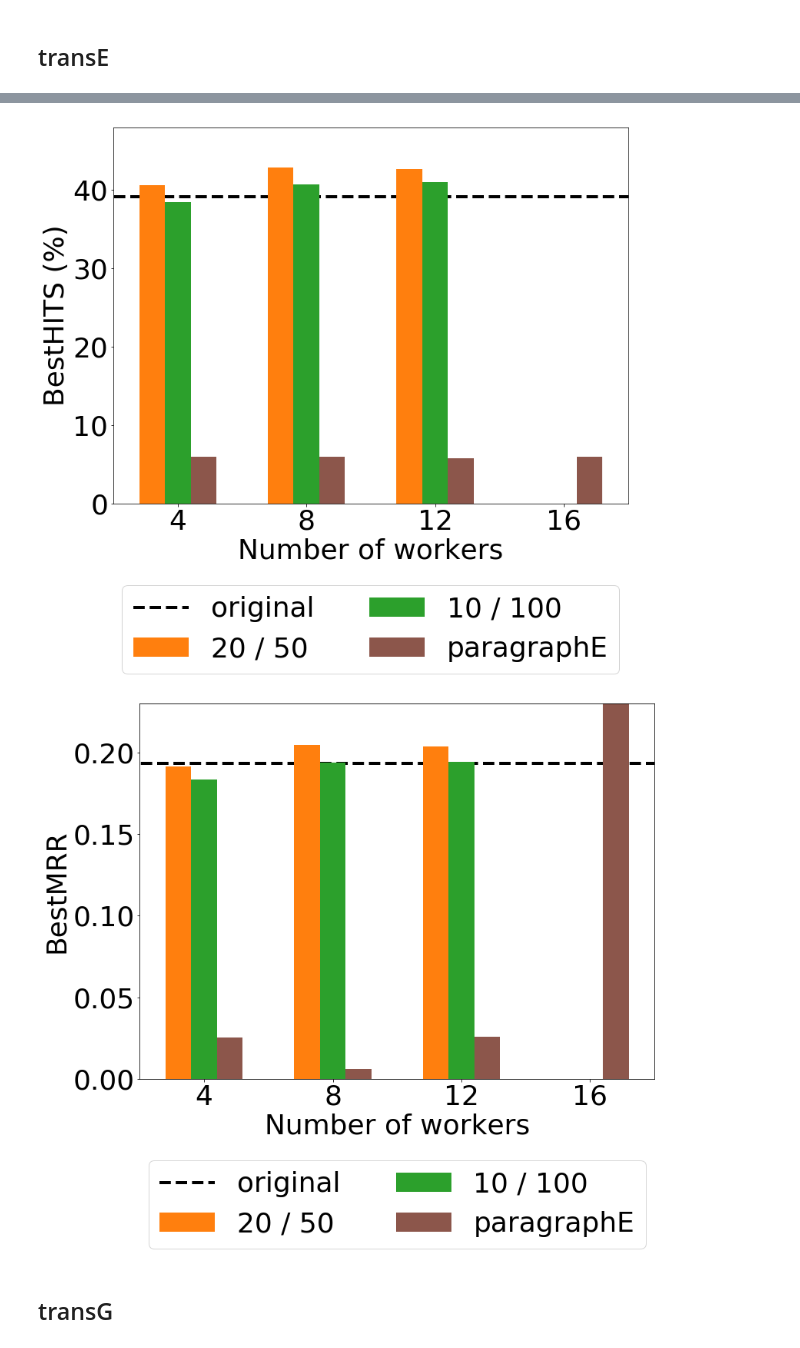
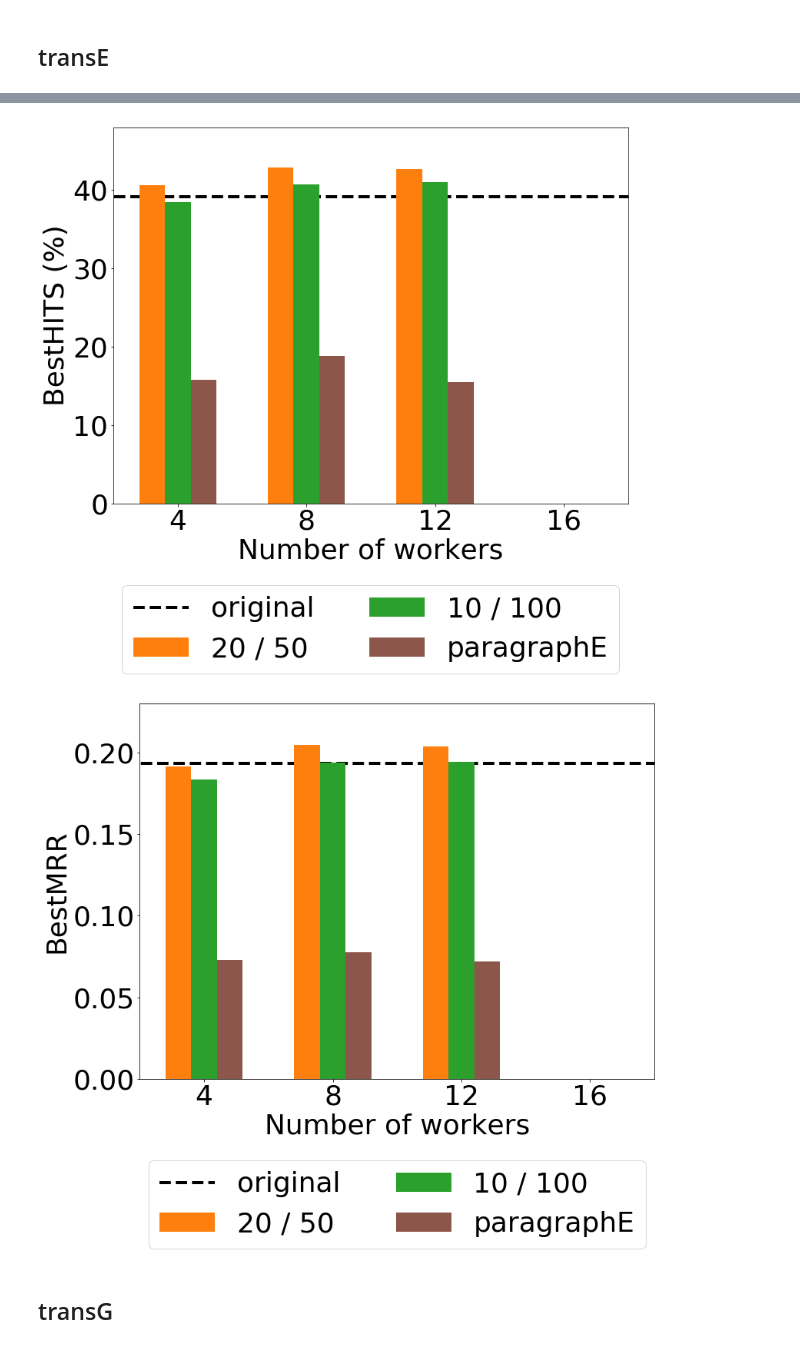
Before and after one commit to ahnjaewoo/Embedding, a Jupyter notebook: figures/figures - dbpedia.ipynb, the cells around one changed output, grey strips where cells are left out. Drawn from its saved outputs; the diff is of its cells as text; code cells hidden in the pictures.

```diff
--- a/figures/figures - dbpedia.ipynb
+++ b/figures/figures - dbpedia.ipynb
@@ -102,7 +102,7 @@ num_workers = np.array([4, 8, 12, 16])
 
 dbpedia_20_50 = np.array([0.406083, 0.429, 0.42675, 0]) * 100
 dbpedia_10_100 = np.array([0.385, 0.407417, 0.409917, 0]) * 100
-dbpedia_baseline = np.array([0.059375, 0.059375, 0.058125, 0.06]) * 100
+dbpedia_baseline = np.array([0.157667, 0.188083, 0.154708, 0]) * 100
 dbpedia_single = 0.391634 * 100
 
 fig, ax = plt.subplots(1, 1, figsize = (12, 9))
@@ -123,35 +123,35 @@ ax.set_ylim(0, 48)
 plt.savefig('./bar_besthit_transe_dbpedia.pdf', dpi = 300, quality = 100, bbox_extra_artists = (legend,), bbox_inches = 'tight')
 plt.show()
 # %% [output]
-[figure, old version]
+[figure, new version]
 # %%
 # BestMRR dbpedia
 num_workers = np.array([4, 8, 12, 16])
 
 dbpedia_20_50 = np.array([0.191462, 0.204526, 0.203386, 0])
 dbpedia_10_100 = np.array([0.183429, 0.193519, 0.193931, 0])
-dbpedia_baseline = np.array([0.0253055, 0.00608333, 0.0258687, 81597.8])
+dbpedia_baseline = np.array([0.0726935,  0.0777017,  0.0721276, 0])
 dbpedia_single = 0.193396
 
 fig, ax = plt.subplots(1, 1, figsize = (12, 9))
 
 ax.bar(num_workers - 0.8, dbpedia_20_50, width = 0.8, label = '20 / 50', color = 'tab:orange')
 ax.bar(num_workers, dbpedia_10_100, width = 0.8, label = '10 / 100', color = 'tab:green')
 ax.bar(num_workers + 0.8, dbpedia_baseline, width = 0.8, label = 'paragraphE', color = 'tab:brown')
 ax.plot([0, 20], [dbpedia_single, dbpedia_single], c = 'k', linestyle = '--', label = 'original', lw = 4, zorder = -1)
 ax.set_xlabel('Number of workers')
 ax.set_ylabel('BestMRR')
 legend = ax.legend(loc = 'upper center', bbox_to_anchor = (0.5, -0.18), fancybox = True, ncol = 2)
 ax.set_xticks(num_workers)
 ax.set_yticks(np.arange(0, 0.41, 0.05))
 ax.set_xlim(2, 18)
 ax.set_ylim(0, 0.23)
 
 #lt.tight_layout()
 plt.savefig('./bar_bestmrr_transe_dbpedia.pdf', dpi = 300, quality = 100, bbox_extra_artists = (legend,), bbox_inches = 'tight')
 plt.show()
 # %% [output]
-[figure, old version]
+[figure, new version]
 # %% [markdown]
 ## transG
 # %%
```
Also changed, not shown: parts of 3 cells of this notebook, 10 other files.
